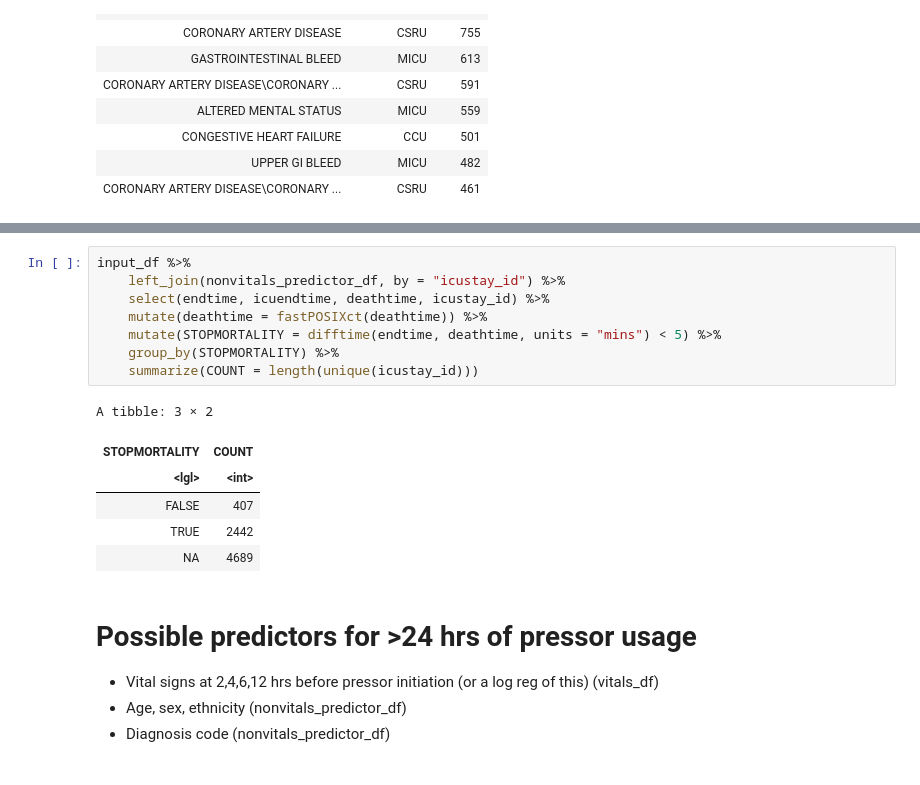
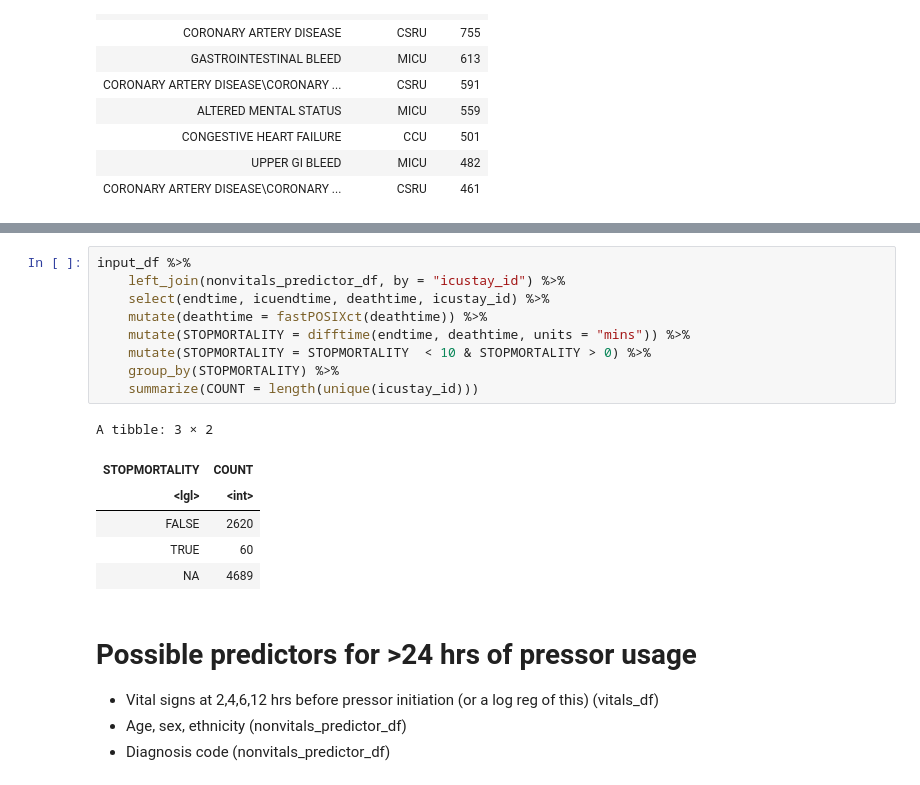
Before and after one commit to ruoyijiang/general, a Jupyter notebook: projects/haimovich_pressors/R_Pressor_Outcomes.ipynb, the cells around one changed output, grey strips where cells are left out. Drawn from its saved outputs; the diff is of its cells as text.

```diff
--- a/projects/haimovich_pressors/R_Pressor_Outcomes.ipynb
+++ b/projects/haimovich_pressors/R_Pressor_Outcomes.ipynb
@@ -349,17 +351,18 @@ A data.frame: 20 × 5
 # %%
 input_df %>%
     left_join(nonvitals_predictor_df, by = "icustay_id") %>%
     select(endtime, icuendtime, deathtime, icustay_id) %>%
     mutate(deathtime = fastPOSIXct(deathtime)) %>%
-    mutate(STOPMORTALITY = difftime(endtime, deathtime, units = "mins") < 5) %>%
+    mutate(STOPMORTALITY = difftime(endtime, deathtime, units = "mins")) %>%
+    mutate(STOPMORTALITY = STOPMORTALITY  < 10 & STOPMORTALITY > 0) %>%
     group_by(STOPMORTALITY) %>%
     summarize(COUNT = length(unique(icustay_id)))
 # %% [output]
 A tibble: 3 × 2
 | STOPMORTALITY | COUNT |
 | <lgl> | <int> |
-| FALSE | 407 |
-| TRUE | 2442 |
+| FALSE | 2620 |
+| TRUE | 60 |
 | NA | 4689 |
 # %% [markdown]
 # Possible predictors for >24 hrs of pressor usage
```
Also changed, not shown: parts of 2 cells of this notebook.
